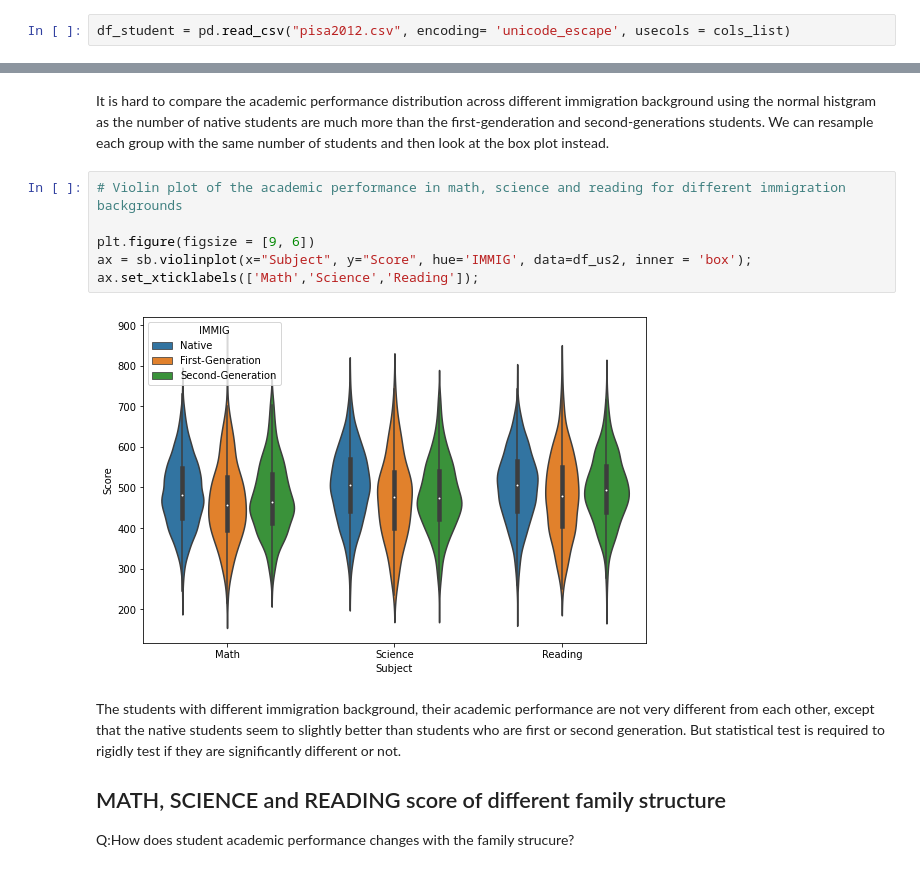
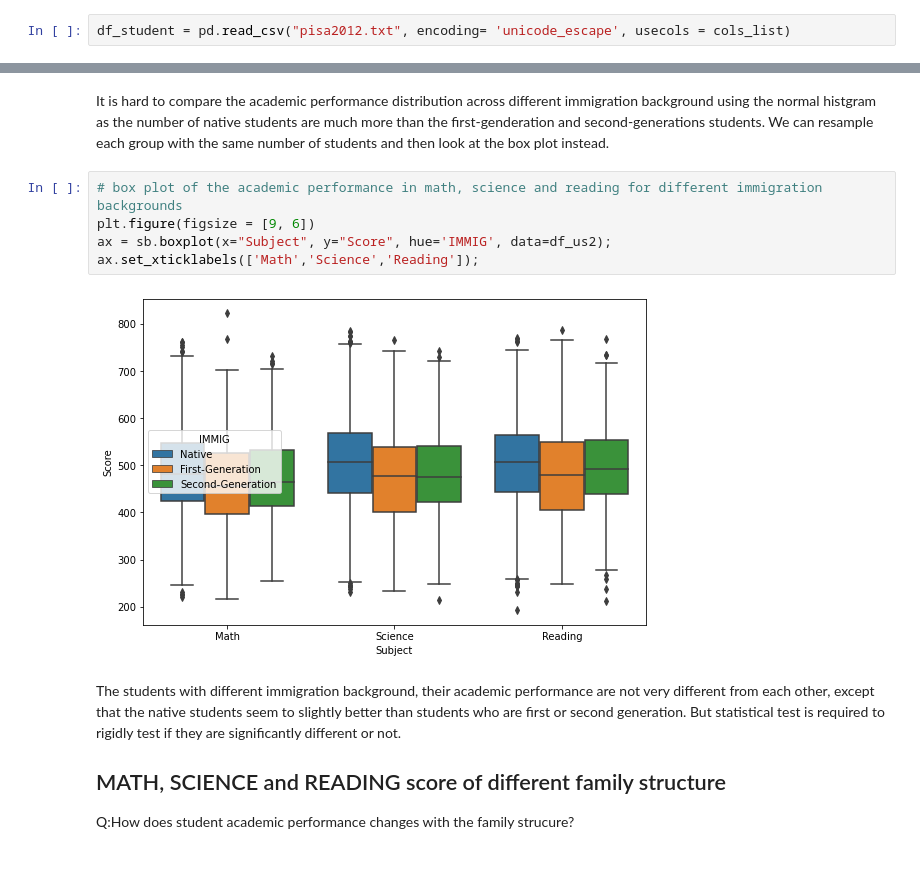
Before and after one commit to dli082/pisa2012_data_analysis, a Jupyter notebook: Part_I_exploration_pisa2012.ipynb, the cells around one changed output, grey strips where cells are left out. Drawn from its saved outputs; the diff is of its cells as text.

```diff
--- a/Part_I_exploration_pisa2012.ipynb
+++ b/Part_I_exploration_pisa2012.ipynb
@@ -20,7 +20,7 @@ import seaborn as sb
 cols_list = ['CNT','SCHOOLID', 'STIDSTD','ST04Q01','IMMIG','FAMSTRUC','BFMJ2', 'BMMJ1','HISEI', 'FISCED','MISCED','HISCED',
              'OUTHOURS','PARED','PV1MATH','PV1READ', 'PV1SCIE']
 # %%
-df_student = pd.read_csv("pisa2012.csv", encoding= 'unicode_escape', usecols = cols_list)
+df_student = pd.read_csv("pisa2012.txt", encoding= 'unicode_escape', usecols = cols_list)
 # %%
 pd.set_option('display.max_columns', None)
 df_student.sample(5)
@@ -450,13 +459,12 @@ plt.show()
 # %% [markdown]
 It is hard to compare the academic performance distribution across different immigration background using the normal histgram as the number of native students are much more than the first-genderation and second-generations students. We can resample each group with the same number of students and then look at the box plot instead.
 # %%
-# Violin plot of the academic performance in math, science and reading for different immigration backgrounds
-
+# box plot of the academic performance in math, science and reading for different immigration backgrounds
 plt.figure(figsize = [9, 6])
-ax = sb.violinplot(x="Subject", y="Score", hue='IMMIG', data=df_us2, inner = 'box');
+ax = sb.boxplot(x="Subject", y="Score", hue='IMMIG', data=df_us2);
 ax.set_xticklabels(['Math','Science','Reading']);
 # %% [output]
-[figure, old version]
+[figure, new version]
 # %% [markdown]
 The students with different immigration background, their academic performance are not very different from each other, except that the native students seem to slightly better than students who are first or second generation. But statistical test is required to rigidly test if they are significantly different or not.
 ## MATH, SCIENCE and READING score of different family structure
```
Also changed, not shown: parts of 10 cells of this notebook, 7 other files.
